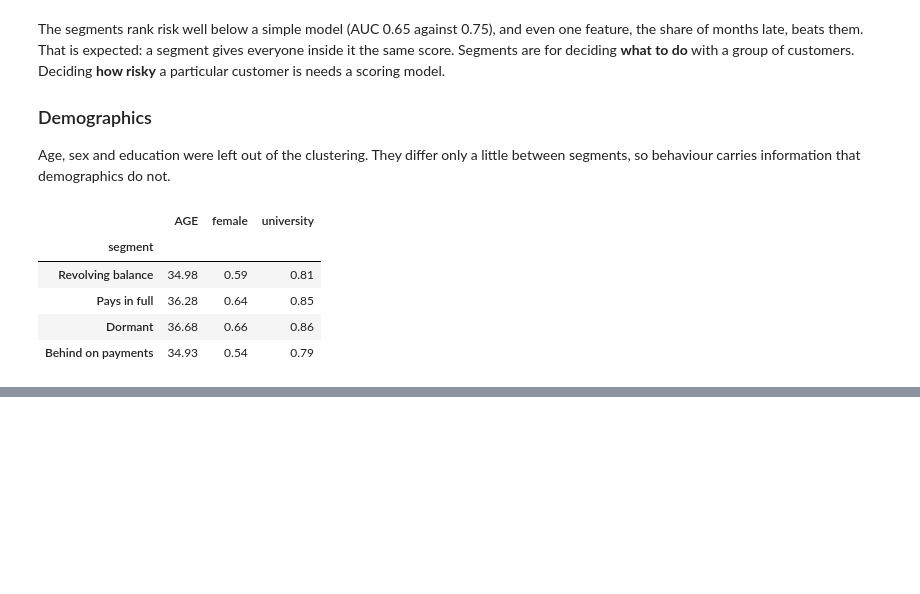
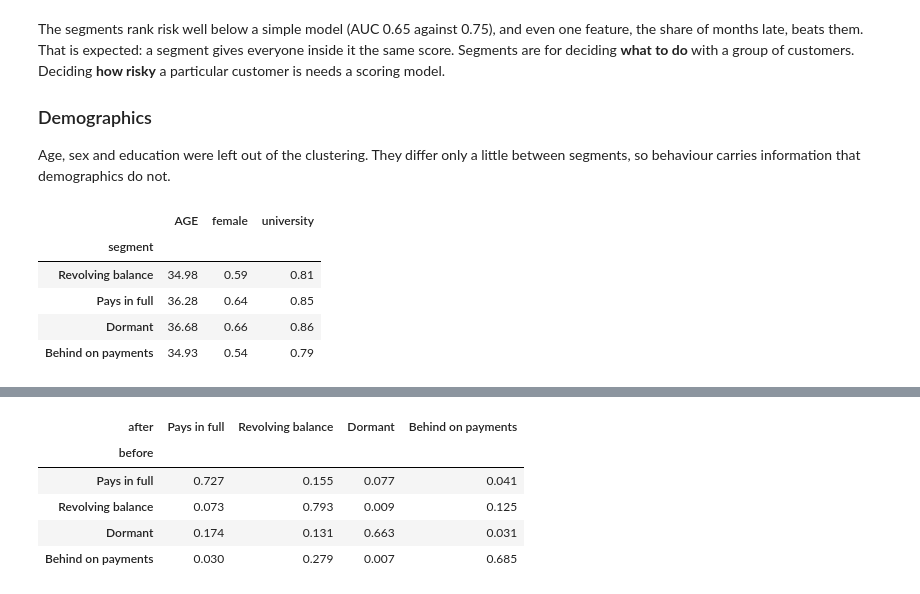
Before and after one commit to Sammyjoseph999/credit-card-segments, a Jupyter notebook: notebook.ipynb, the cells around one changed output, grey strips where cells are left out. Cells and saved outputs as stored; diff of their text form; code cells hidden in the pictures; blank space fills up the shorter version.

```diff
--- a/notebook.ipynb
+++ b/notebook.ipynb
@@ -278,0 +347,9 @@ demographics.groupby("segment")[["AGE", "female", "university"]].mean().loc[list
+# %%
+shares.round(3)
+# %% [output]
+| after | Pays in full | Revolving balance | Dormant | Behind on payments |
+| before |  |  |  |  |
+| Pays in full | 0.727 | 0.155 | 0.077 | 0.041 |
+| Revolving balance | 0.073 | 0.793 | 0.009 | 0.125 |
+| Dormant | 0.174 | 0.131 | 0.663 | 0.031 |
+| Behind on payments | 0.030 | 0.279 | 0.007 | 0.685 |
```
Also changed, not shown: parts of 12 cells of this notebook, 1 other file.
